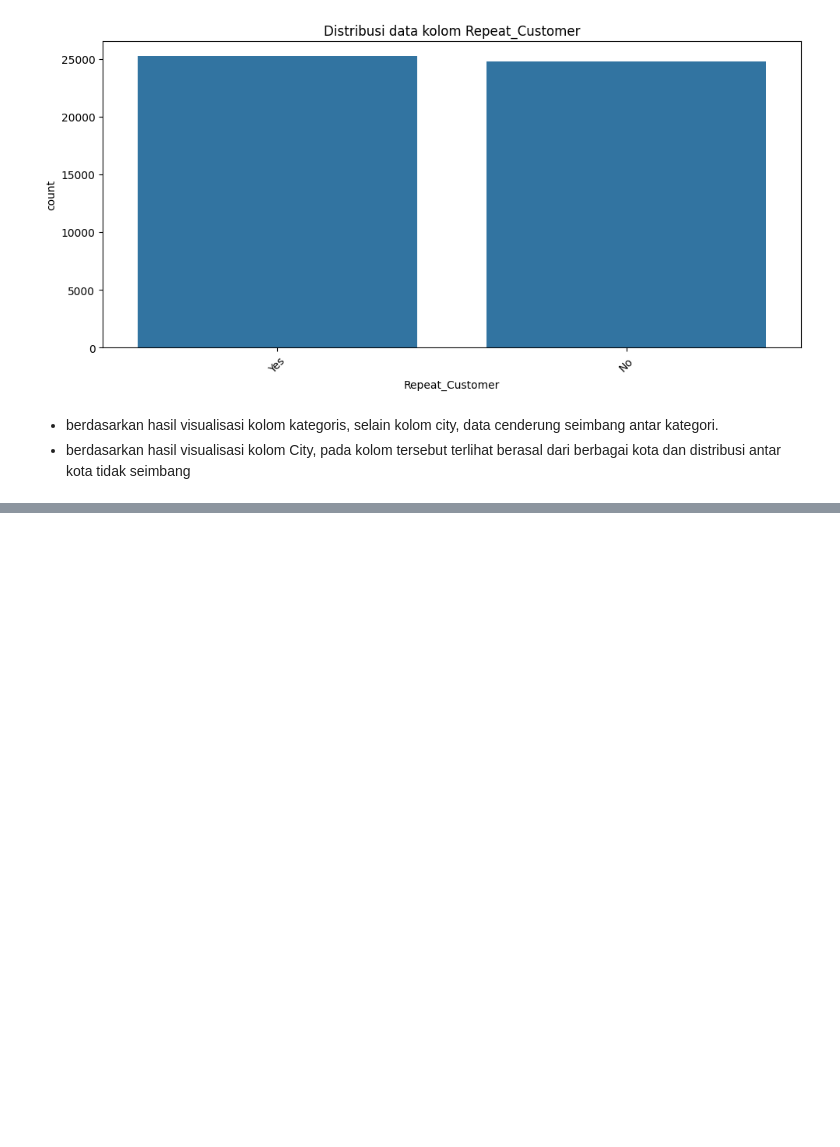
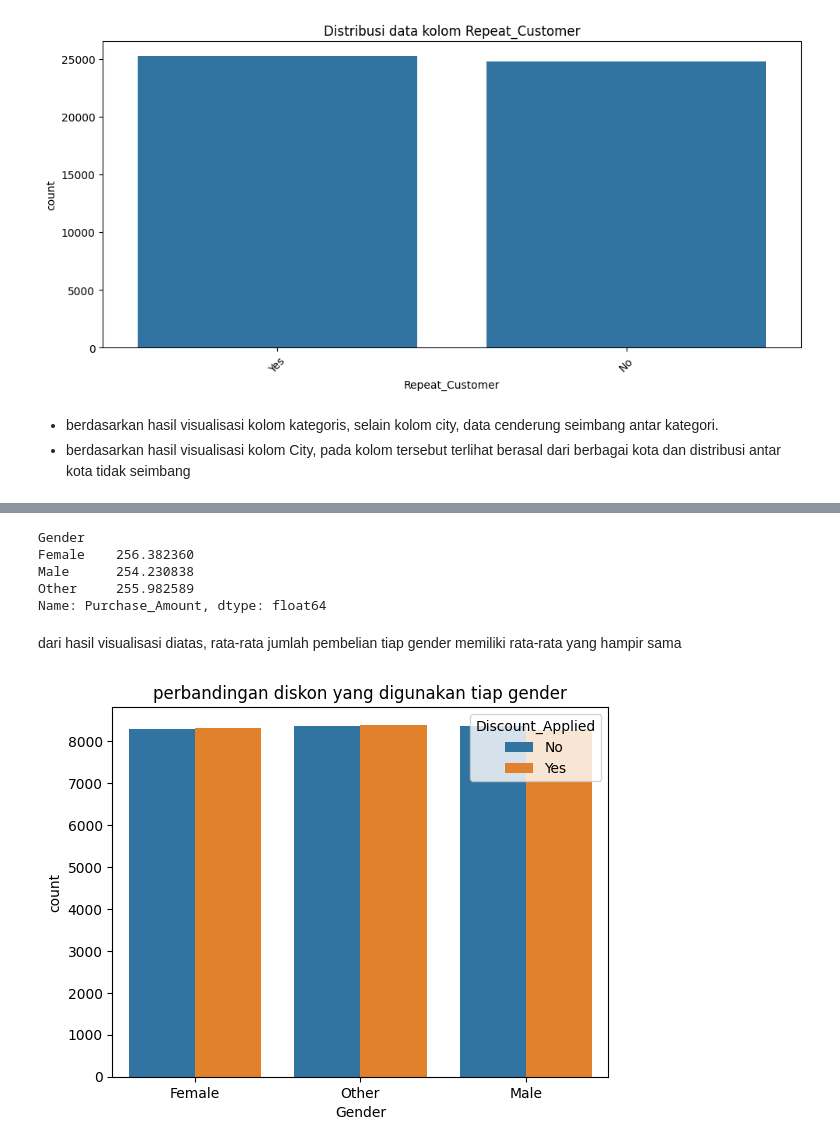
Before and after one commit to NurulAis/walmart-customer-purchase-analysis, a Jupyter notebook: notebook/notebook.ipynb, the cells around one changed output, grey strips where cells are left out. Saved outputs shown, nothing was run; the diff lists cells and outputs as text; code cells hidden in the pictures; blank space fills up the shorter version.

```diff
--- a/notebook/notebook.ipynb
+++ b/notebook/notebook.ipynb
@@ -187,0 +202,17 @@ for col in cat_columns:
+# %%
+data_cleaned.groupby('Gender')['Purchase_Amount'].mean()
+# %% [output]
+Gender
+Female    256.382360
+Male      254.230838
+Other     255.982589
+Name: Purchase_Amount, dtype: float64
+# %% [markdown]
+dari hasil visualisasi diatas, rata-rata jumlah pembelian tiap gender memiliki rata-rata yang hampir sama
+# %%
+# melihat hubungan gender dengan Discount_Applied
+sns.countplot(x='Gender', hue='Discount_Applied', data=data_cleaned)
+plt.title('perbandingan diskon yang digunakan tiap gender')
+plt.show()
+# %% [output]
+[figure, added]
```
Also changed, not shown: parts of 14 cells of this notebook.
